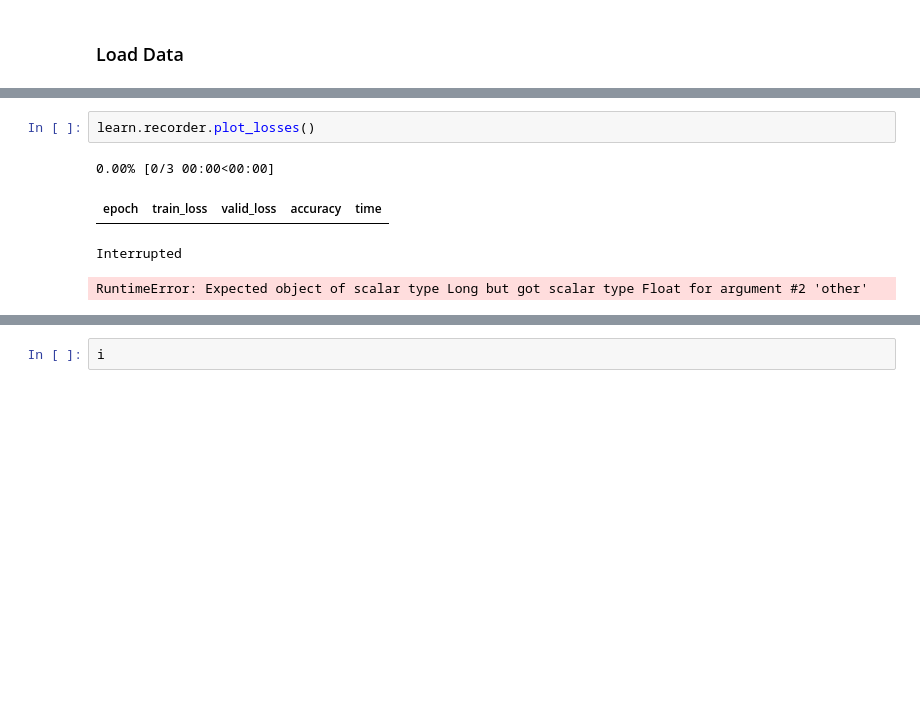
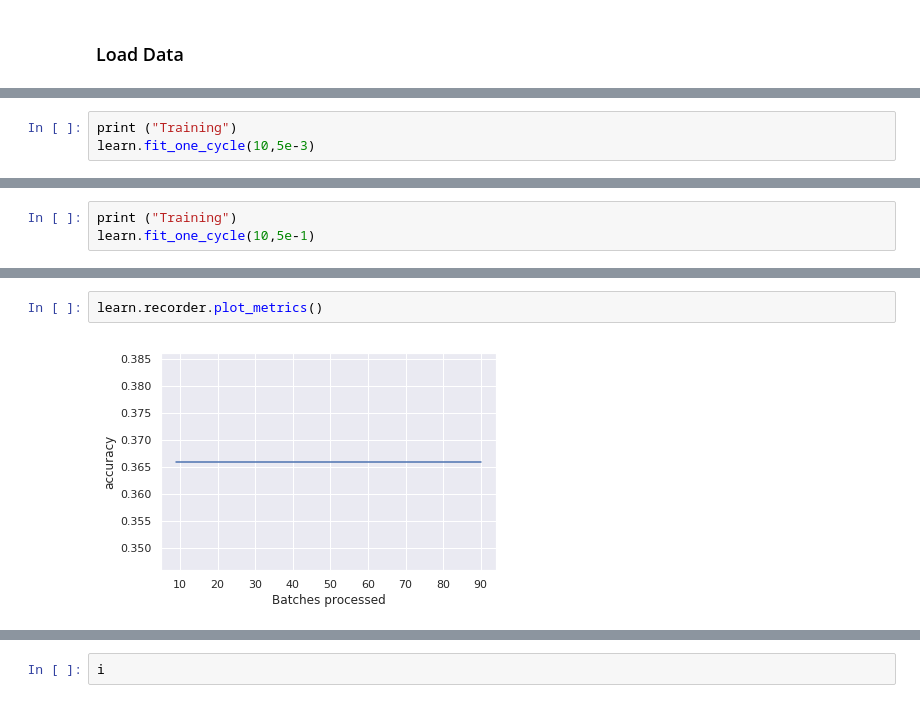
Before and after one commit to sergeman/fastai-genomic, a Jupyter notebook: ipynb/BacteriaClassifier.ipynb, the cells around one changed output, grey strips where cells are left out. Drawn from its saved outputs; the diff is of its cells as text; blank space fills up the shorter version.

```diff
--- a/ipynb/BacteriaClassifier.ipynb
+++ b/ipynb/BacteriaClassifier.ipynb
@@ -104,0 +180,3 @@ Path: /data/genomes/GenSeq_fastas/valid
+# %%
+print ("Training")
+learn.fit_one_cycle(10,5e-3)
@@ -104,0 +226,3 @@ Path: /data/genomes/GenSeq_fastas/valid
+# %%
+print ("Training")
+learn.fit_one_cycle(10,5e-1)
@@ -105,7 +242,4 @@ Path: /data/genomes/GenSeq_fastas/valid
 # %%
-learn.recorder.plot_losses()
+learn.recorder.plot_metrics()
 # %% [output]
-0.00% [0/3 00:00<00:00]
-| epoch | train_loss | valid_loss | accuracy | time |
-Interrupted
-RuntimeError: Expected object of scalar type Long but got scalar type Float for argument #2 'other'
+[figure, added]
```
Also changed, not shown: parts of 51 cells of this notebook, 4 other files.
